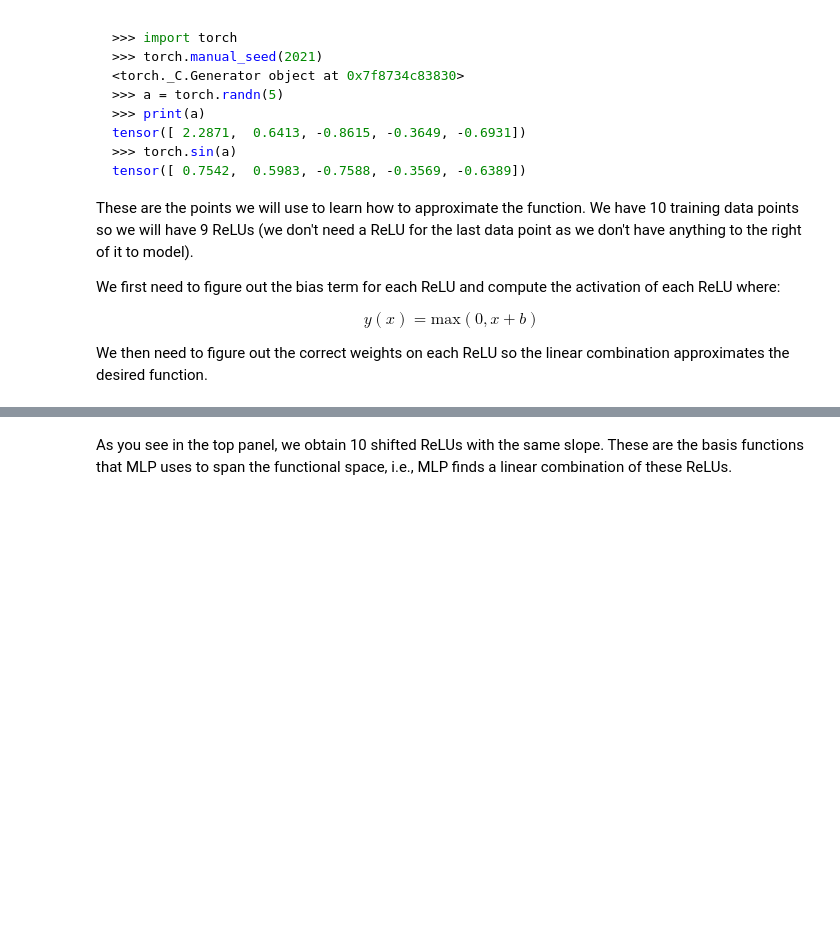
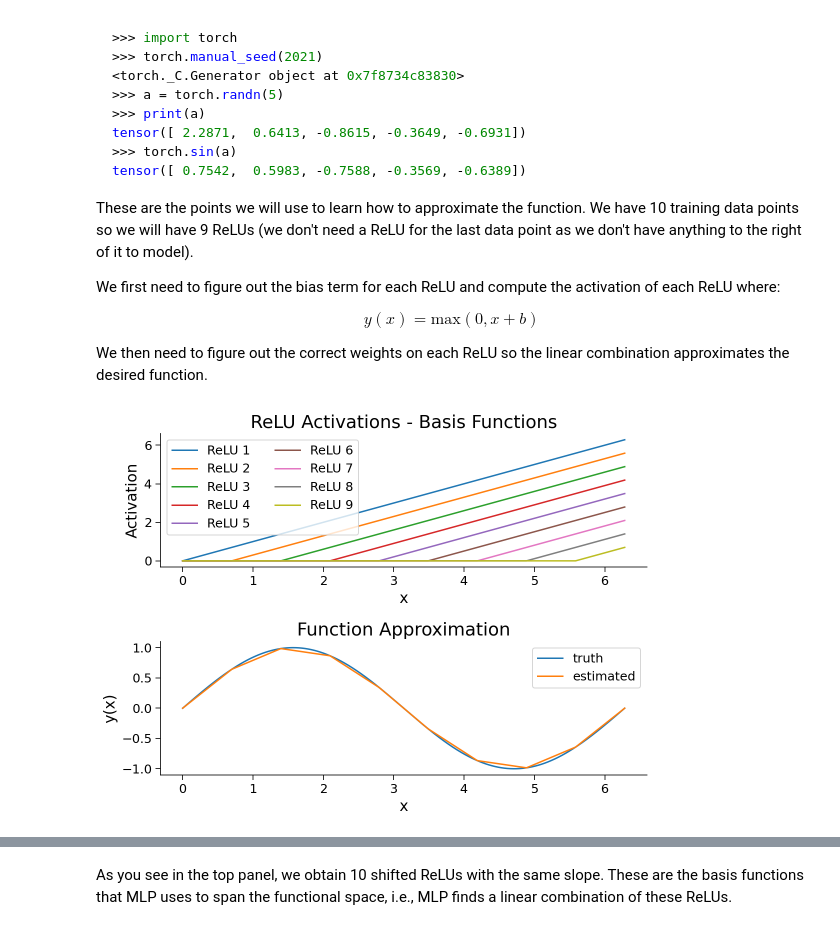
Before and after one commit to israelgonzalezb/neuromatch-dl, a Jupyter notebook: tutorials/W1D3_MultiLayerPerceptrons/student/W1D3_Tutorial1.ipynb, the cells around one changed output, grey strips where cells are left out. Cells and saved outputs as stored; diff of their text form; code cells hidden in the pictures; blank space fills up the shorter version.

```diff
--- a/tutorials/W1D3_MultiLayerPerceptrons/student/W1D3_Tutorial1.ipynb
+++ b/tutorials/W1D3_MultiLayerPerceptrons/student/W1D3_Tutorial1.ipynb
@@ -334,7 +339,7 @@ def approximate_function(x_train, y_train):
   ####################################################################
   # Fill in missing code below (...),
   # then remove or comment the line below to test your function
-  raise NotImplementedError("Complete approximate_function!")
+  # raise NotImplementedError("Complete approximate_function!")
   ####################################################################
 
   # Number of relus
@@ -346,44 +351,46 @@ def approximate_function(x_train, y_train):
   ## COMPUTE RELU ACTIVATIONS
 
   # First determine what bias terms should be for each of `n_relus` ReLUs
-  b = ...
+  b = -x_train[:-1]
 
   # Compute ReLU activations for each point along the x axis (x)
   relu_acts = torch.zeros((n_relus, x.shape[0]))
 
   for i_relu in range(n_relus):
     relu_acts[i_relu, :] = torch.relu(x + b[i_relu])
 
   ## COMBINE RELU ACTIVATIONS
 
   # Set up weights for weighted sum of ReLUs
   combination_weights = torch.zeros((n_relus, ))
 
   # Figure out weights on each ReLU
   prev_slope = 0
   for i in range(n_relus):
     delta_x = x_train[i+1] - x_train[i]
     slope = (y_train[i+1] - y_train[i]) / delta_x
-    combination_weights[i] = ...
+    combination_weights[i] = slope - prev_slope
     prev_slope = slope
 
   # Get output of weighted sum of ReLU activations for every point along x axis
-  y_hat = ...
+  y_hat = combination_weights @ relu_acts
 
   return y_hat, relu_acts, x
 
 # Add event to airtable
 atform.add_event('Coding Exercise 1: Function approximation with ReLU')
 
 
 # Make training data from sine function
 N_train = 10
 x_train = torch.linspace(0, 2*np.pi, N_train).view(-1, 1)
 y_train = torch.sin(x_train)
 
 ## Uncomment the lines below to test your function approximation
-# y_hat, relu_acts, x = approximate_function(x_train, y_train)
-# plot_function_approximation(x, relu_acts, y_hat)
+y_hat, relu_acts, x = approximate_function(x_train, y_train)
+plot_function_approximation(x, relu_acts, y_hat)
+# %% [output]
+[figure, added]
 # %% [markdown]
 [*Click for solution*](https://github.com/NeuromatchAcademy/course-content-dl/tree/main//tutorials/W1D3_MultiLayerPerceptrons/solutions/W1D3_Tutorial1_Solution_92f538b5.py)
 
```
Also changed, not shown: parts of 1 cell of this notebook.
